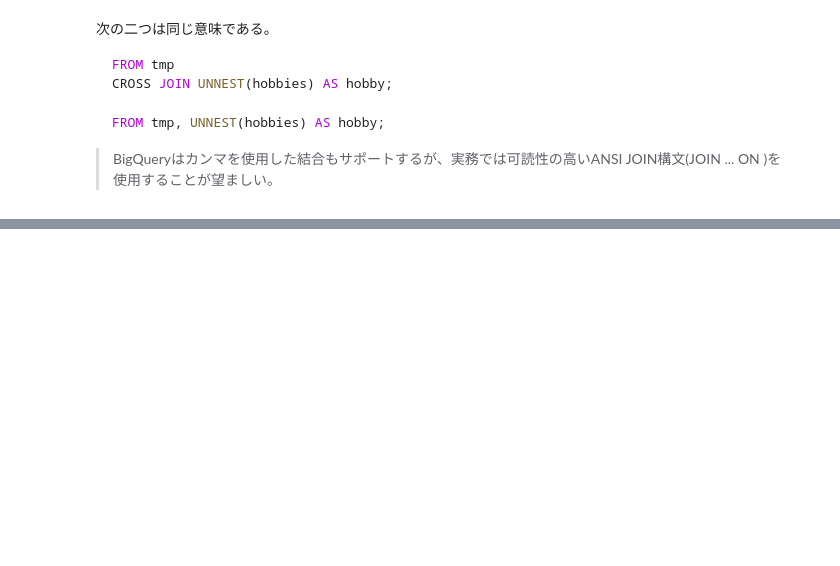
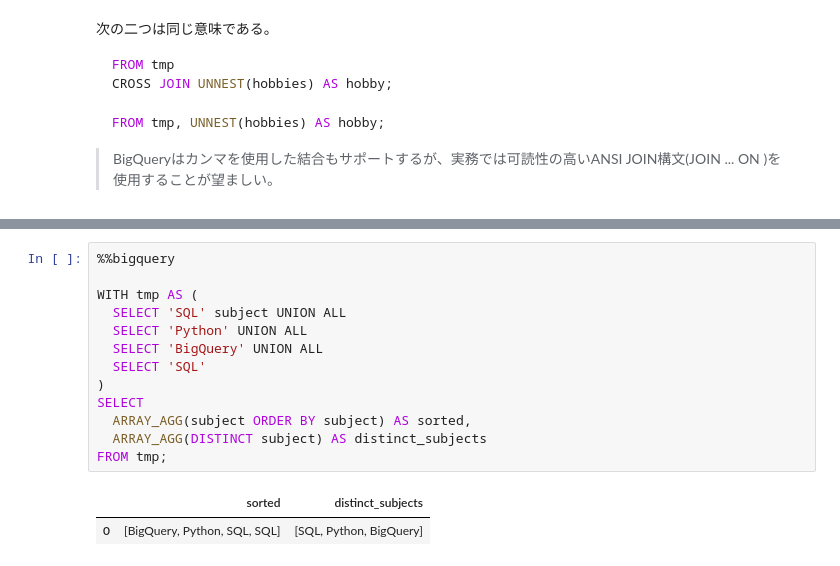
Before and after one commit to KaiLynn99/python_alone, a Jupyter notebook: 2026 7月/8.4/9) ARRAY列のデータ型.ipynb, the cells around one changed output, grey strips where cells are left out. Drawn from its saved outputs; the diff is of its cells as text; blank space fills up the shorter version.

```diff
--- a/2026 7月/8.4/9) ARRAY列のデータ型.ipynb
+++ b/2026 7月/8.4/9) ARRAY列のデータ型.ipynb
@@ -152,0 +346,16 @@ CROSS JOIN b;
+# %%
+%%bigquery
+
+WITH tmp AS (
+  SELECT 'SQL' subject UNION ALL
+  SELECT 'Python' UNION ALL
+  SELECT 'BigQuery' UNION ALL
+  SELECT 'SQL'
+)
+SELECT
+  ARRAY_AGG(subject ORDER BY subject) AS sorted,
+  ARRAY_AGG(DISTINCT subject) AS distinct_subjects
+FROM tmp;
+# %% [output]
+|  | sorted | distinct_subjects |
+| 0 | [BigQuery, Python, SQL, SQL] | [SQL, Python, BigQuery] |
```
Also changed, not shown: parts of 22 cells of this notebook, 2 other files.
